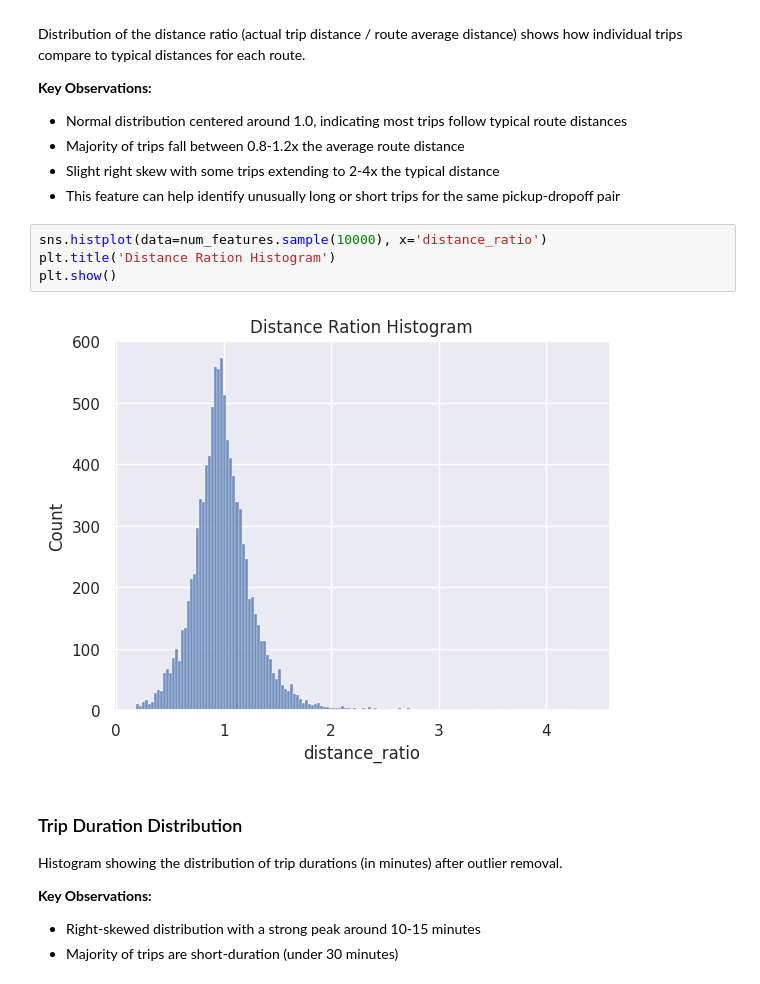
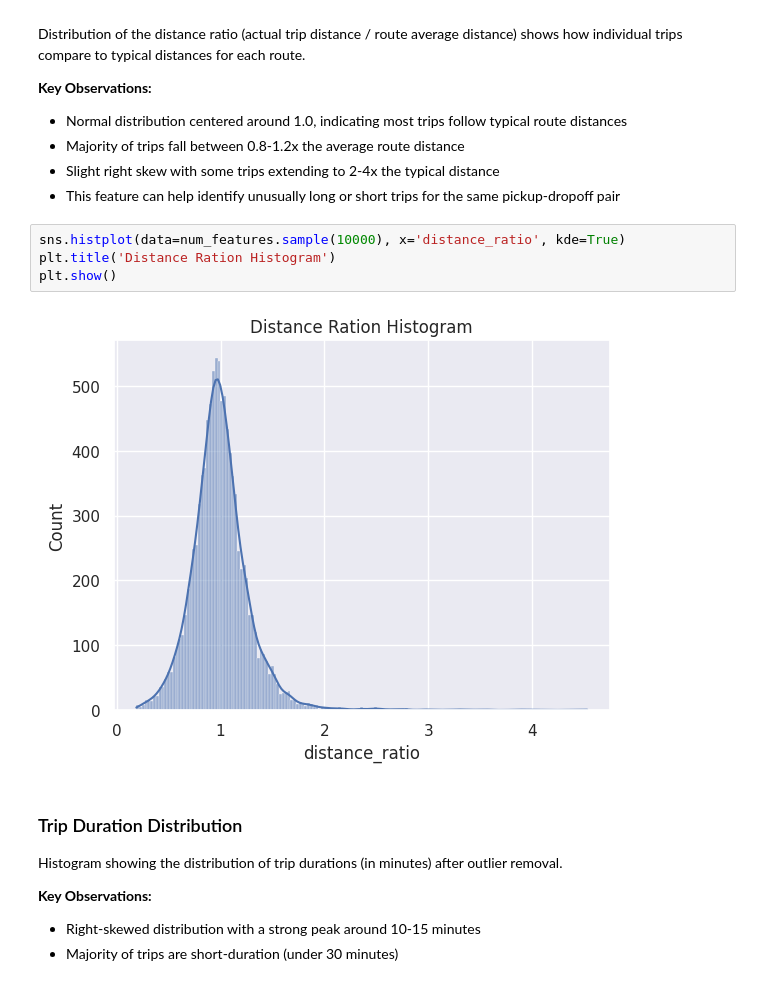
Before and after one commit to alavi-sam/NYC-Taxi, a Jupyter notebook: scripts/EDA.ipynb, the cells around one changed output. Cells and saved outputs as stored; diff of their text form.

```diff
--- a/scripts/EDA.ipynb
+++ b/scripts/EDA.ipynb
@@ -652,11 +652,11 @@ Distribution of the distance ratio (actual trip distance / route average distanc
 - Slight right skew with some trips extending to 2-4x the typical distance
 - This feature can help identify unusually long or short trips for the same pickup-dropoff pair
 # %%
-sns.histplot(data=num_features.sample(10000), x='distance_ratio')
+sns.histplot(data=num_features.sample(10000), x='distance_ratio', kde=True)
 plt.title('Distance Ration Histogram')
 plt.show()
 # %% [output]
-[figure, old version]
+[figure, new version]
 # %% [markdown]
 ### Trip Duration Distribution
 
```
Also changed, not shown: parts of 9 cells of this notebook, 4 other files.
